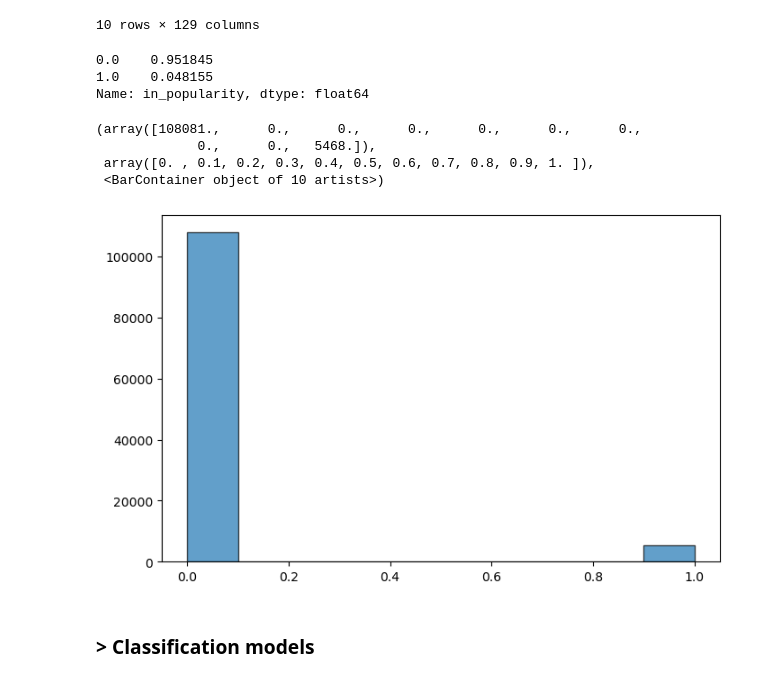
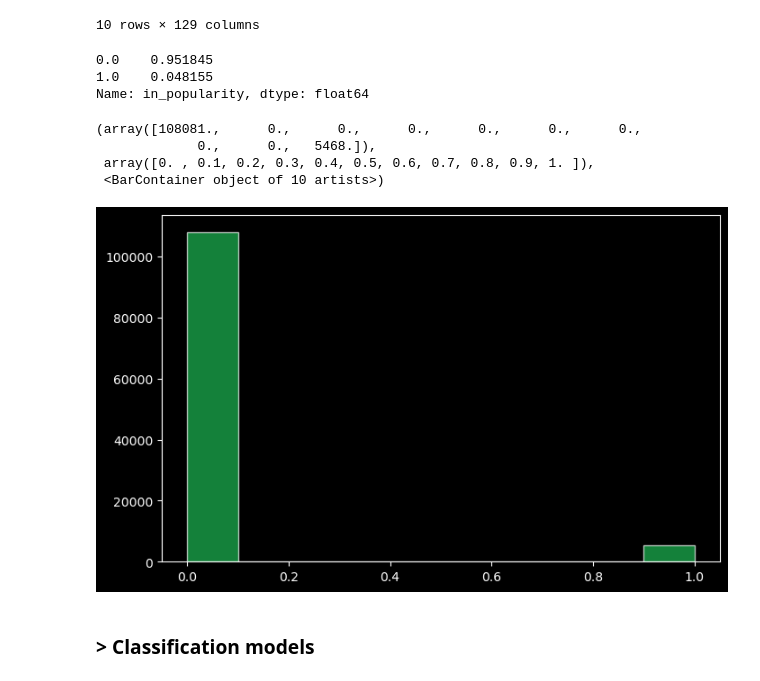
Before and after one commit to emilliedias15/spotify-track-popularity, a Jupyter notebook: spotify-track-popularity.ipynb, the cells around one changed output. Saved outputs shown, nothing was run; the diff lists cells and outputs as text; code cells hidden in the pictures.

```diff
--- a/spotify-track-popularity.ipynb
+++ b/spotify-track-popularity.ipynb
@@ -303,8 +307,8 @@ longest
 | 13344 | House of Om - Mark Farina - Conti... | 4447520 |
 # %%
 #  4) Top 5 longest songs
-
-sns.barplot(x="duration_ms", y="track_name", data= longest)
+plt.style.use('dark_background')
+sns.barplot(x="duration_ms", y="track_name", data= longest,  color='#1DB954')
 plt.title("Top 5 Longest songs")
 plt.show()
 # %% [output]
@@ -323,8 +327,8 @@ genre_5
 | 81210 | pop | 98 |
 # %%
 # 5) Top 5 most trending genre
-
-sns.barplot(x="track_genre",y="popularity", data=genre_5)
+plt.style.use('dark_background')
+sns.barplot(x="track_genre",y="popularity", data=genre_5,  color='#1DB954')
 plt.title("Top trending genre")
 plt.show()
 # %% [output]
@@ -347,7 +351,8 @@ sorted_df.head()
 
 popular_artists = df.groupby("artists").count().sort_values(by='popularity', ascending=False)['popularity'][:5]
 
-popular_artists.plot.barh(color="hotpink") # #visualize the data
+plt.style.use('dark_background')
+popular_artists.plot.barh(color='#1DB954') # #visualize the data
 plt.title("TOP 5 Most Popular Artists")
 plt.show()
 # %% [output]
@@ -359,7 +364,8 @@ correlation = df.corr()
 
 # plot the correlation matrix (heatmap)
 
-heat_map = sns.heatmap(correlation, annot=True, fmt=".1f", linewidths=.6)
+plt.style.use('dark_background')
+heat_map = sns.heatmap(correlation, annot=True, fmt=".1f", linewidths=.6, cmap="Greens")
 heat_map
 # %% [output]
 <AxesSubplot:>
@@ -490,19 +496,20 @@ y = df_tracks['in_popularity']
 # %%
 # check target class balance
 
 print(df_tracks['in_popularity'].value_counts(normalize=True))
 
+plt.style.use('dark_background')
 plt.figure(figsize=(8,5))
-plt.hist(df_tracks['in_popularity'], bins=10, edgecolor='black', alpha=0.7)
+plt.hist(df_tracks['in_popularity'], bins=10, edgecolor='white', alpha=0.7,  color='#1DB954')
 # %% [output]
 0.0    0.951845
 1.0    0.048155
 Name: in_popularity, dtype: float64
 (array([108081.,      0.,      0.,      0.,      0.,      0.,      0.,
              0.,      0.,   5468.]),
  array([0. , 0.1, 0.2, 0.3, 0.4, 0.5, 0.6, 0.7, 0.8, 0.9, 1. ]),
  <BarContainer object of 10 artists>)
-[figure, old version]
+[figure, new version]
 # %% [markdown]
 ### > Classification models
 # %%
```
Also changed, not shown: parts of 7 cells of this notebook.
